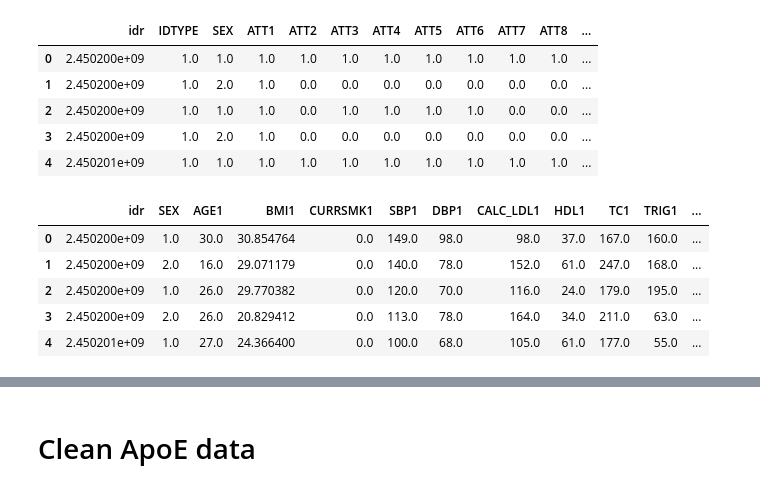
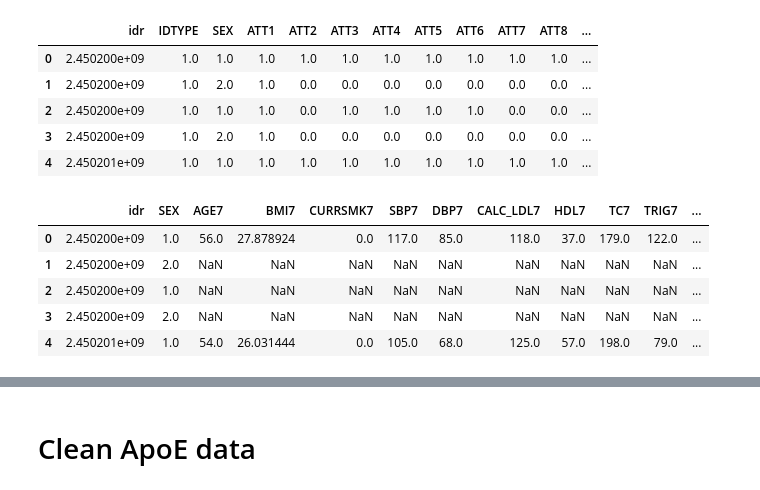
Before and after one commit to vkoesmahargyo/UNICORNLAB, a Jupyter notebook: FHS/FHS_survival_preprocessing_from_Jaime_wave7.ipynb, the cells around one changed output, grey strips where cells are left out. Saved outputs shown, nothing was run; the diff lists cells and outputs as text; code cells hidden in the pictures.

```diff
--- a/FHS/FHS_survival_preprocessing_from_Jaime_wave7.ipynb
+++ b/FHS/FHS_survival_preprocessing_from_Jaime_wave7.ipynb
@@ -411,27 +402,27 @@ x.head()
 # %%
 x = x[[
     'idr',
     'SEX',
-    'AGE1',
-    'BMI1',
+    'AGE7',
+    'BMI7',
     #'BG1', # blood glucose exam 1 (not fasting), get diabetes from other existing table
-    'CURRSMK1', # smoking status
-    'SBP1',
-    'DBP1',
-    'CALC_LDL1',
-    'HDL1',
-    'TC1', # total cholesterol
-    'TRIG1',
-    'DATE1', # date of exam 1
+    'CURRSMK7', # smoking status
+    'SBP7',
+    'DBP7',
+    'CALC_LDL7',
+    'HDL7',
+    'TC7', # total cholesterol
+    'TRIG7',
+    'DATE7', # date of exam 1
 
 ]].copy()
 
 wkthru_data_select = x.copy()
 wkthru_data_select.head()
 # %% [output]
-|  | idr | SEX | AGE1 | BMI1 | CURRSMK1 | SBP1 | DBP1 | CALC_LDL1 | HDL1 | TC1 | TRIG1 | ... |
-| 0 | 2.450200e+09 | 1.0 | 30.0 | 30.854764 | 0.0 | 149.0 | 98.0 | 98.0 | 37.0 | 167.0 | 160.0 | ... |
-| 1 | 2.450200e+09 | 2.0 | 16.0 | 29.071179 | 0.0 | 140.0 | 78.0 | 152.0 | 61.0 | 247.0 | 168.0 | ... |
-| 2 | 2.450200e+09 | 1.0 | 26.0 | 29.770382 | 0.0 | 120.0 | 70.0 | 116.0 | 24.0 | 179.0 | 195.0 | ... |
-| 3 | 2.450200e+09 | 2.0 | 26.0 | 20.829412 | 0.0 | 113.0 | 78.0 | 164.0 | 34.0 | 211.0 | 63.0 | ... |
-| 4 | 2.450201e+09 | 1.0 | 27.0 | 24.366400 | 0.0 | 100.0 | 68.0 | 105.0 | 61.0 | 177.0 | 55.0 | ... |
+|  | idr | SEX | AGE7 | BMI7 | CURRSMK7 | SBP7 | DBP7 | CALC_LDL7 | HDL7 | TC7 | TRIG7 | ... |
+| 0 | 2.450200e+09 | 1.0 | 56.0 | 27.878924 | 0.0 | 117.0 | 85.0 | 118.0 | 37.0 | 179.0 | 122.0 | ... |
+| 1 | 2.450200e+09 | 2.0 | NaN | NaN | NaN | NaN | NaN | NaN | NaN | NaN | NaN | ... |
+| 2 | 2.450200e+09 | 1.0 | NaN | NaN | NaN | NaN | NaN | NaN | NaN | NaN | NaN | ... |
+| 3 | 2.450200e+09 | 2.0 | NaN | NaN | NaN | NaN | NaN | NaN | NaN | NaN | NaN | ... |
+| 4 | 2.450201e+09 | 1.0 | 54.0 | 26.031444 | 0.0 | 105.0 | 68.0 | 125.0 | 57.0 | 198.0 | 79.0 | ... |
```
Also changed, not shown: parts of 30 cells of this notebook, 6 other files.
